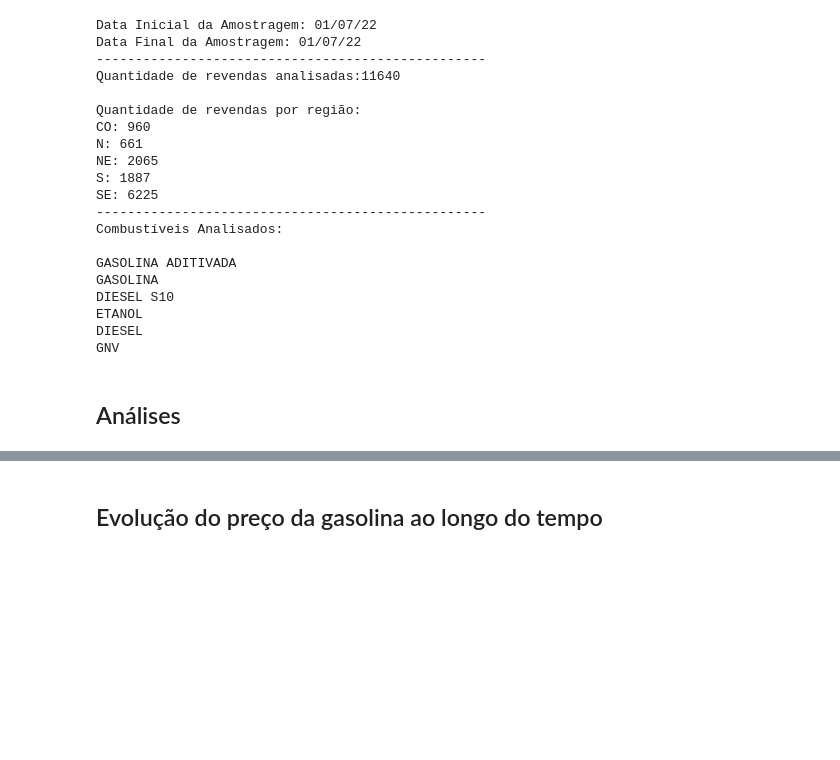
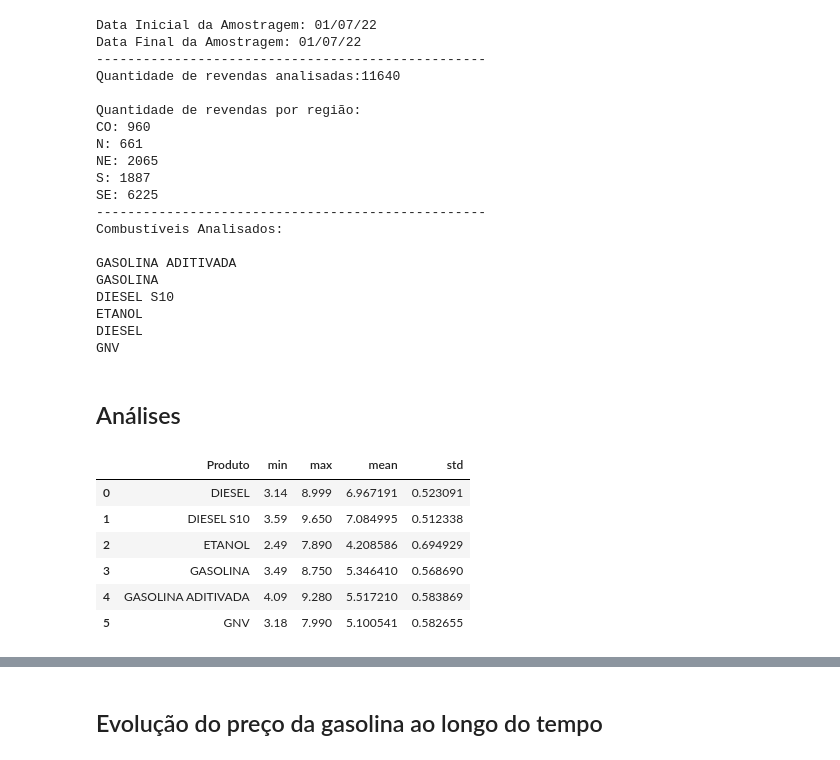
Before and after one commit to anazanetti/Analise_exploratoria, a Jupyter notebook: teste_rascunho.ipynb, the cells around one changed output, grey strips where cells are left out. Cells and saved outputs as stored; diff of their text form; code cells hidden in the pictures; blank space fills up the shorter version.

```diff
--- a/teste_rascunho.ipynb
+++ b/teste_rascunho.ipynb
@@ -126,3 +128,14 @@ DIESEL
 GNV
 # %% [markdown]
 ## Análises
+# %%
+Preco_medio_global = df_anp.groupby('Produto')['Valor de Venda'].agg(['min', 'max', 'mean', 'std']).reset_index()
+Preco_medio_global
+# %% [output]
+|  | Produto | min | max | mean | std |
+| 0 | DIESEL | 3.14 | 8.999 | 6.967191 | 0.523091 |
+| 1 | DIESEL S10 | 3.59 | 9.650 | 7.084995 | 0.512338 |
+| 2 | ETANOL | 2.49 | 7.890 | 4.208586 | 0.694929 |
+| 3 | GASOLINA | 3.49 | 8.750 | 5.346410 | 0.568690 |
+| 4 | GASOLINA ADITIVADA | 4.09 | 9.280 | 5.517210 | 0.583869 |
+| 5 | GNV | 3.18 | 7.990 | 5.100541 | 0.582655 |
```
Also changed, not shown: parts of 3 cells of this notebook.
